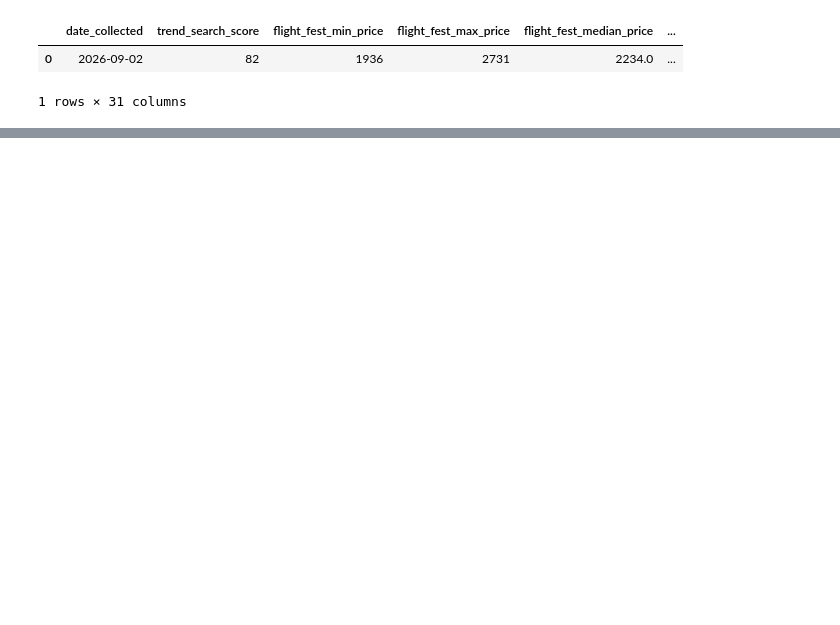
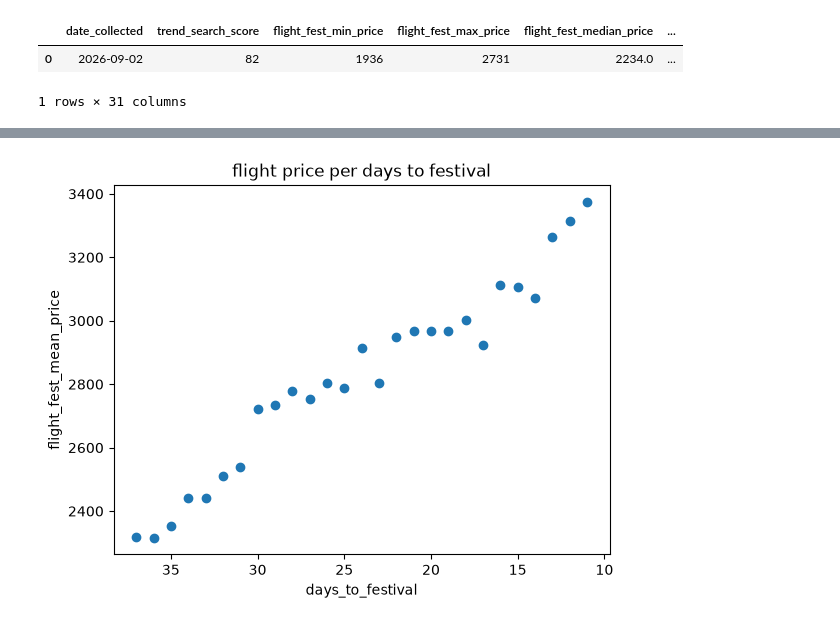
Before and after one commit to Naehum-Dela-Cruz/dep-data-engineering-naehum, a Jupyter notebook: notebooks/week_14_eda_visualization.ipynb, the cells around one changed output, grey strips where cells are left out. Cells and saved outputs as stored; diff of their text form; code cells hidden in the pictures; blank space fills up the shorter version.

```diff
--- a/notebooks/week_14_eda_visualization.ipynb
+++ b/notebooks/week_14_eda_visualization.ipynb
@@ -73,0 +101,11 @@ plt.show()
+# %%
+plt.scatter(df['days_to_festival'], df['flight_fest_mean_price'])
+
+plt.title("flight price per days to festival")
+plt.xlabel("days_to_festival")
+plt.ylabel("flight_fest_mean_price")
+
+plt.gca().invert_xaxis()
+plt.show()
+# %% [output]
+[figure, added]
```
Also changed, not shown: parts of 13 cells of this notebook.
